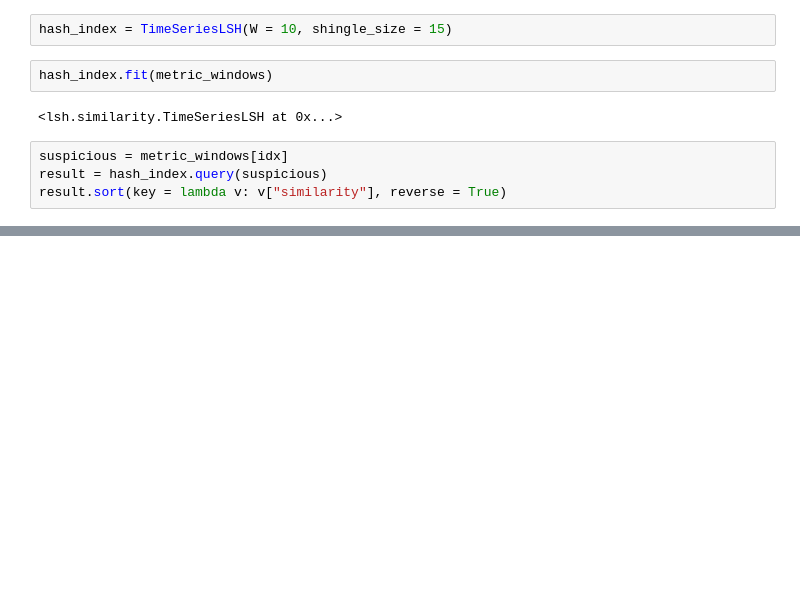
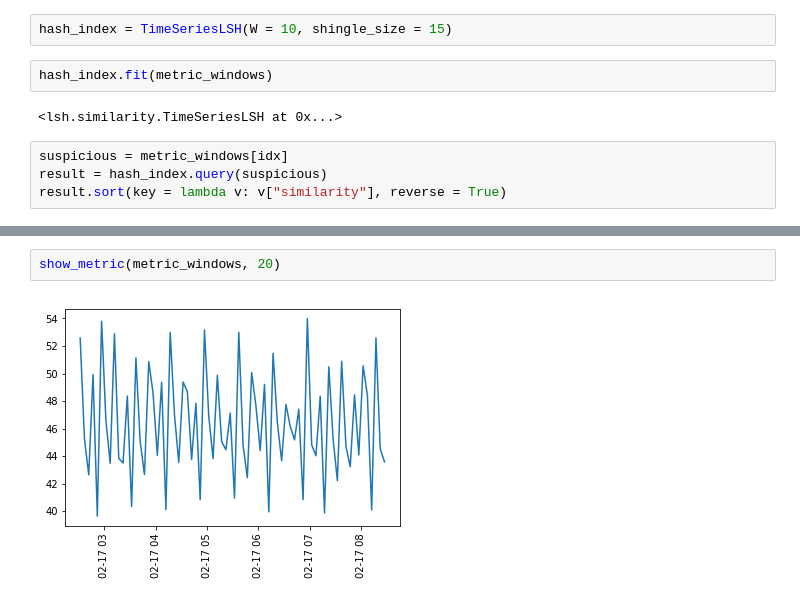
Before and after one commit to ktatarnikov/time-series, a Jupyter notebook: notebooks/TimeSeries similarity.ipynb, the cells around one changed output, grey strips where cells are left out. Saved outputs shown, nothing was run; the diff lists cells and outputs as text; blank space fills up the shorter version.

```diff
--- a/notebooks/TimeSeries similarity.ipynb
+++ b/notebooks/TimeSeries similarity.ipynb
@@ -141,0 +181,4 @@ show_metric(metric_windows, 36)
+# %%
+show_metric(metric_windows, 20)
+# %% [output]
+[figure, added]
```
Also changed, not shown: parts of 7 cells of this notebook, 1 other file.
